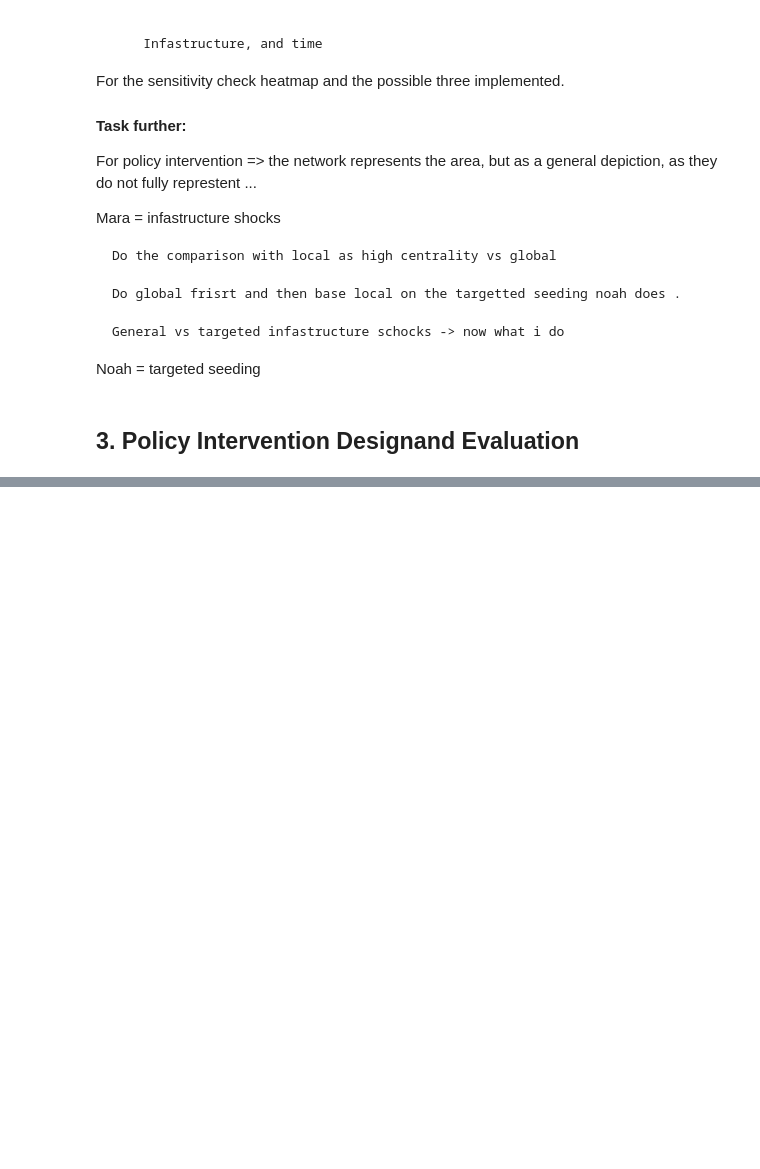
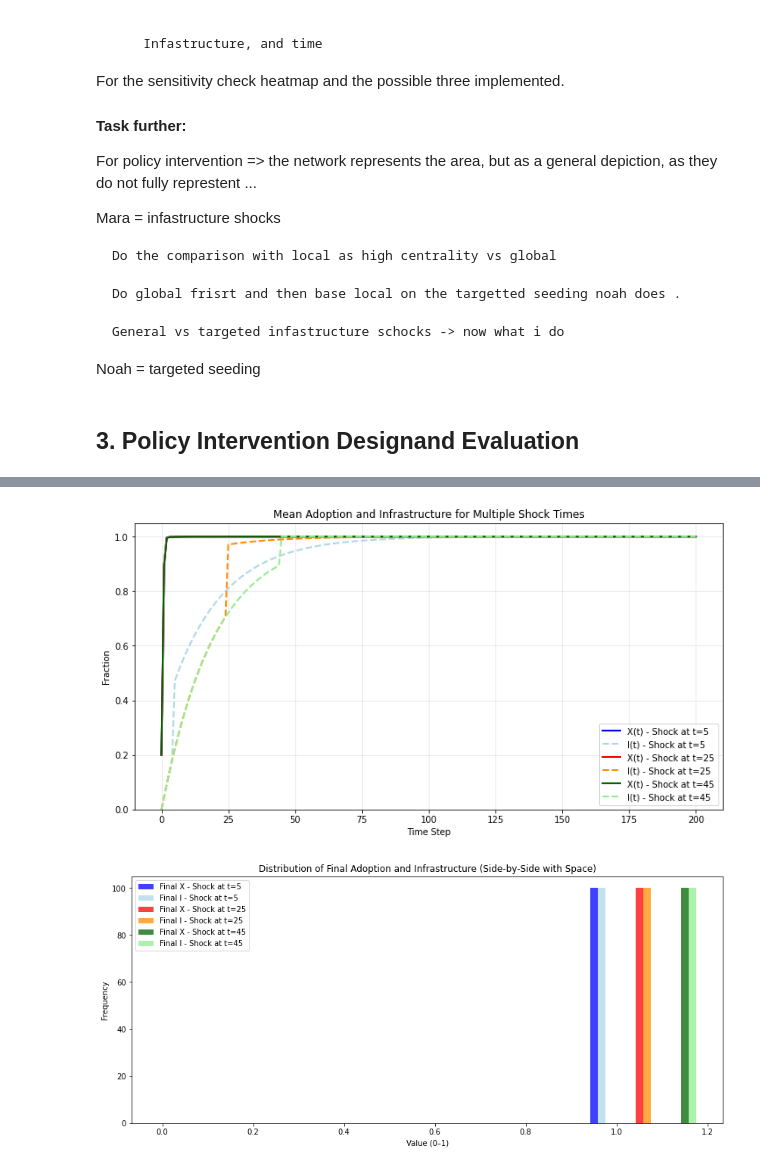
Before and after one commit to mucel/mbdm_3asign, a Jupyter notebook: mara_try.ipynb, the cells around one changed output, grey strips where cells are left out. Drawn from its saved outputs; the diff is of its cells as text; code cells hidden in the pictures; blank space fills up the shorter version.

```diff
--- a/mara_try.ipynb
+++ b/mara_try.ipynb
@@ -845,0 +1045,14 @@ run_multiple_single_shocks_overlay_v2_adjusted(TRIALS, STEPS, "random", PARAMS,
+# %%
+shock_times = [5, 25, 45]
+
+X_A, I_A = run_batch_degree_shock_static(
+    TRIALS, STEPS, PARAMS, shock_times, seed_frac=0.10
+)
+
+run_multiple_single_shocks_overlay_v2_adjusted(
+    TRIALS, STEPS, "degree", PARAMS,
+    shock_times, shock_amount=0.25
+)
+# %% [output]
+[figure, added]
+[figure, added]
```
Also changed, not shown: parts of 25 cells of this notebook.
